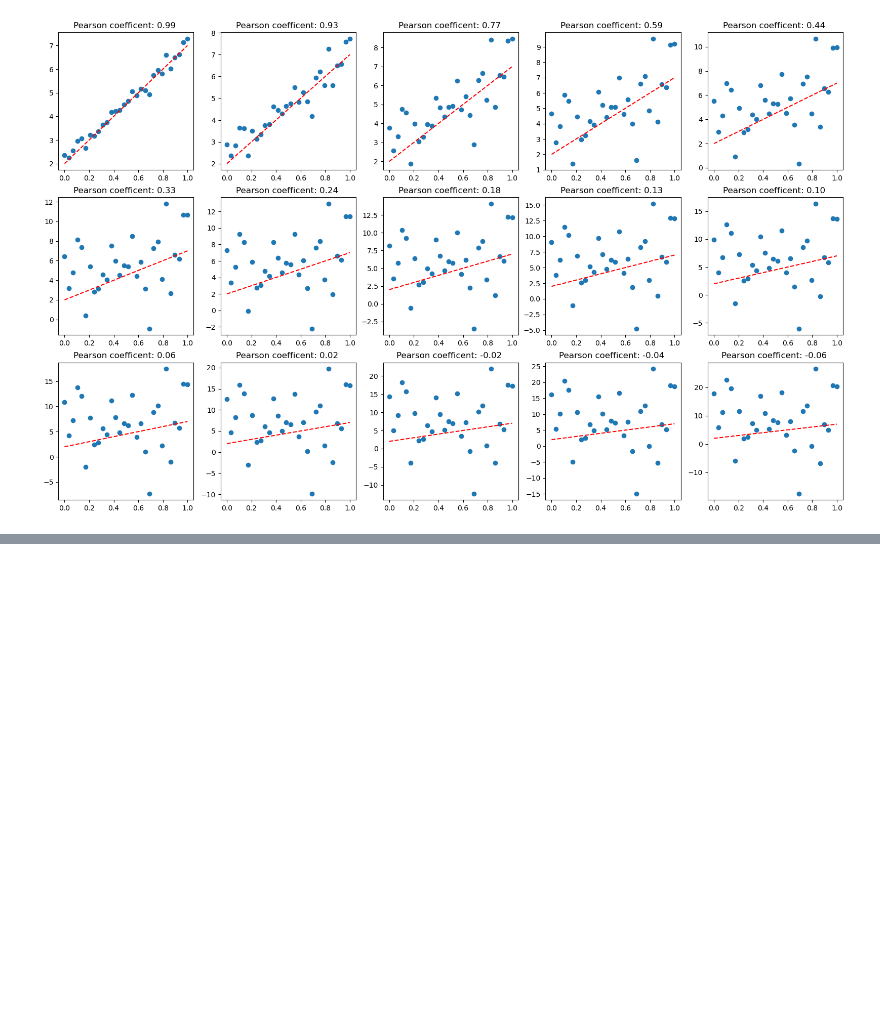
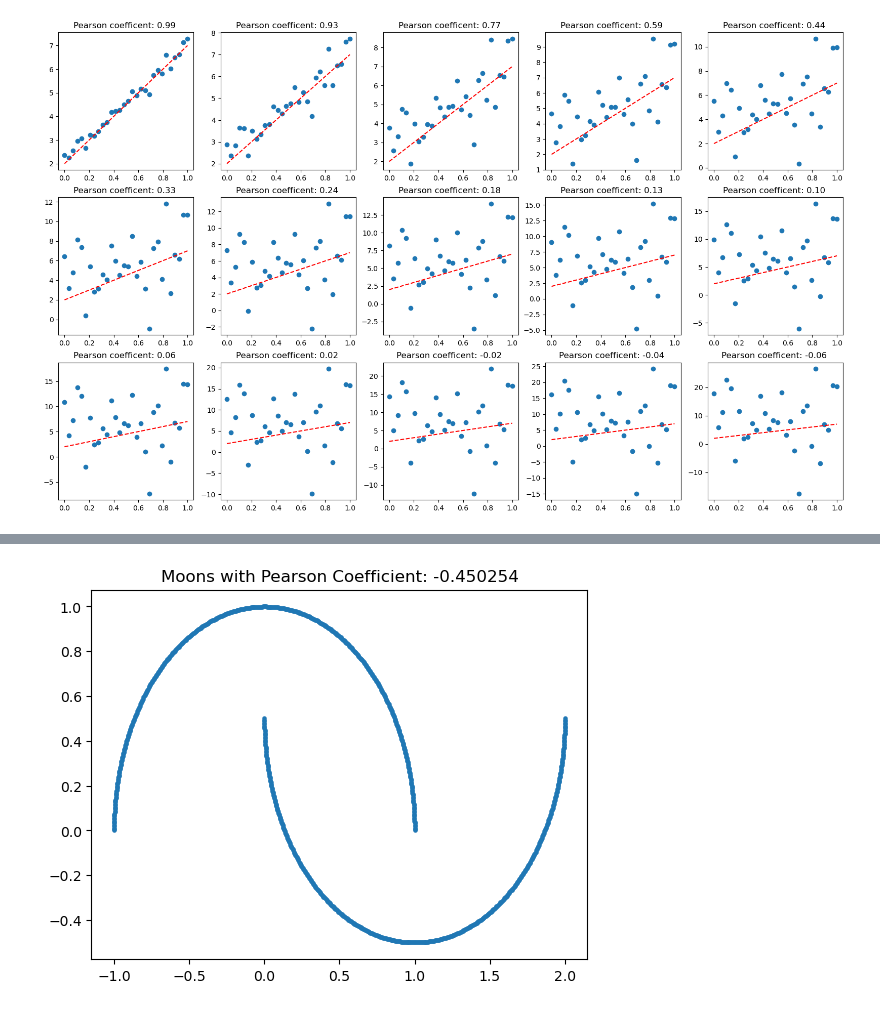
Before and after one commit to datasmp/pfds, a Jupyter notebook: _sources/basic_info.ipynb, the cells around one changed output, grey strips where cells are left out. Saved outputs shown, nothing was run; the diff lists cells and outputs as text; code cells hidden in the pictures; blank space fills up the shorter version.

```diff
--- a/_sources/basic_info.ipynb
+++ b/_sources/basic_info.ipynb
@@ -241,0 +268,8 @@ for i in [0.2, 0.5, 1,1.5,2,2.5,3, 3.5,4,4.5,5,6,7,8,9]:
+# %%
+from sklearn.datasets import make_moons
+x, y = make_moons(n_samples=1000, random_state=42, noise=0)
+pcc = pearsonr(x[:,0],x[:,1])[0]
+plt.title(f'Moons with Pearson Coefficient: {pcc:2f}' )
+plt.scatter(x[:,0],x[:,1], s=5);
+# %% [output]
+[figure, added]
```
Also changed, not shown: parts of 20 cells of this notebook, 45 other files.
